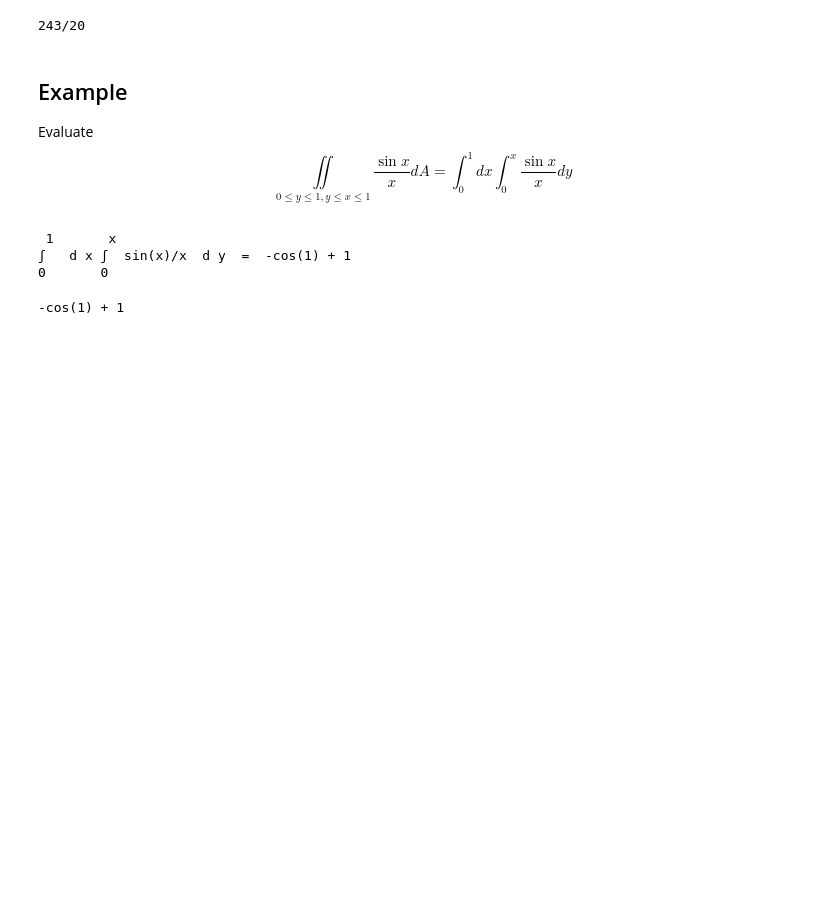
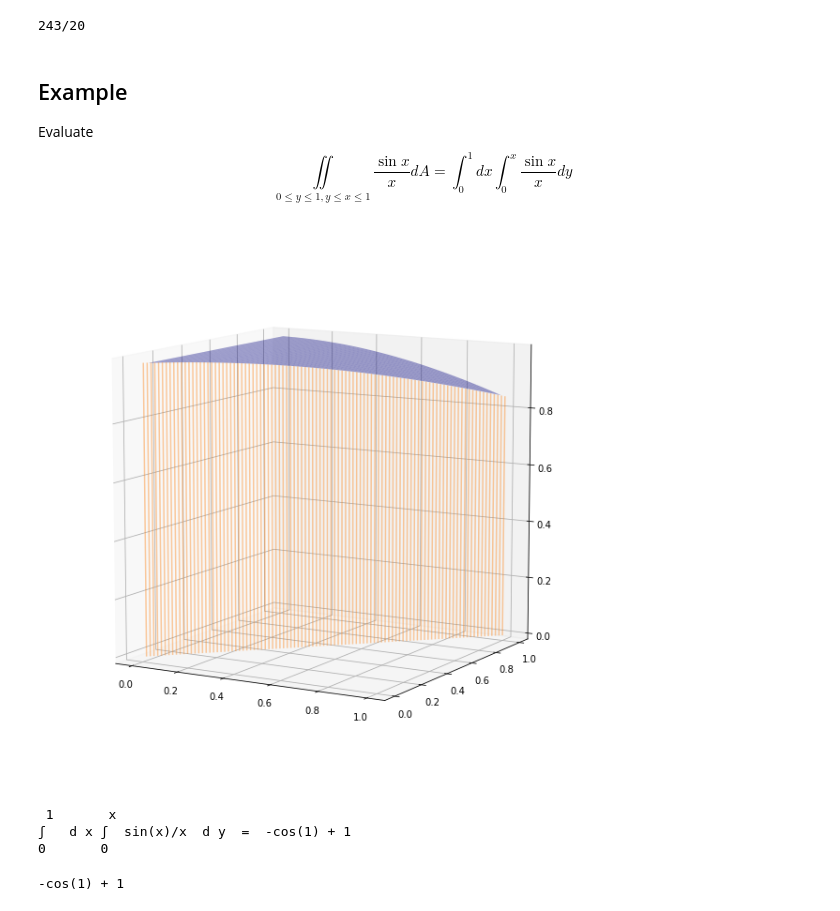
Before and after one commit to cchuang2009/2016-1, a Jupyter notebook: calculus/6 Multi-variable Calculus (Integration).ipynb, the cells around one changed output. Saved outputs shown, nothing was run; the diff lists cells and outputs as text; code cells hidden in the pictures; blank space fills up the shorter version.

```diff
--- a/calculus/6 Multi-variable Calculus (Integration).ipynb
+++ b/calculus/6 Multi-variable Calculus (Integration).ipynb
@@ -352,6 +462,34 @@ Example
 ---
 Evaluate
 $$\underset{0\le y\le1,y\le x\le1}{\iint} \frac{\sin x}{x} d A=\int^1_{0}dx\int^{x}_{0}\frac{\sin x}{x} dy$$
+# %%
+fig = plt.figure(figsize=(8,8))
+ax = Axes3D(fig)
+ax.set_aspect('equal','box')
+
+
+X0 = np.linspace(0, 1, 60)
+Y0 = np.linspace(0, 1, 60)
+#Zs =  2*X1
+X,Y=np.meshgrid(X0,Y0)
+func= np.sin(X)/X
+base=0*X
+
+R=np.where(X<Y,func,np.nan)
+
+ax.plot_surface(X,Y, R, rstride=1, cstride=1, cmap=cm.jet,alpha=0.4)
+
+X00=np.linspace(0,1,100)
+for xs in X00:
+    #ax.plot(X00,X00*X00,0*X00,color="k",alpha=0.6)
+    ys=xs
+    zs=np.linspace(0,np.sin(xs)/xs,100)
+    ax.plot(xs+0*zs,ys+0*zs,zs,color='C1',alpha=0.4)
+
+
+ax.view_init(elev=10, azim=-60)
+# %% [output]
+[figure, added]
 # %%
 doubleInt3(sin(x)/x,[x,y],[0,1],[0,x])
 # %% [output]
```
Also changed, not shown: parts of 98 cells of this notebook.
